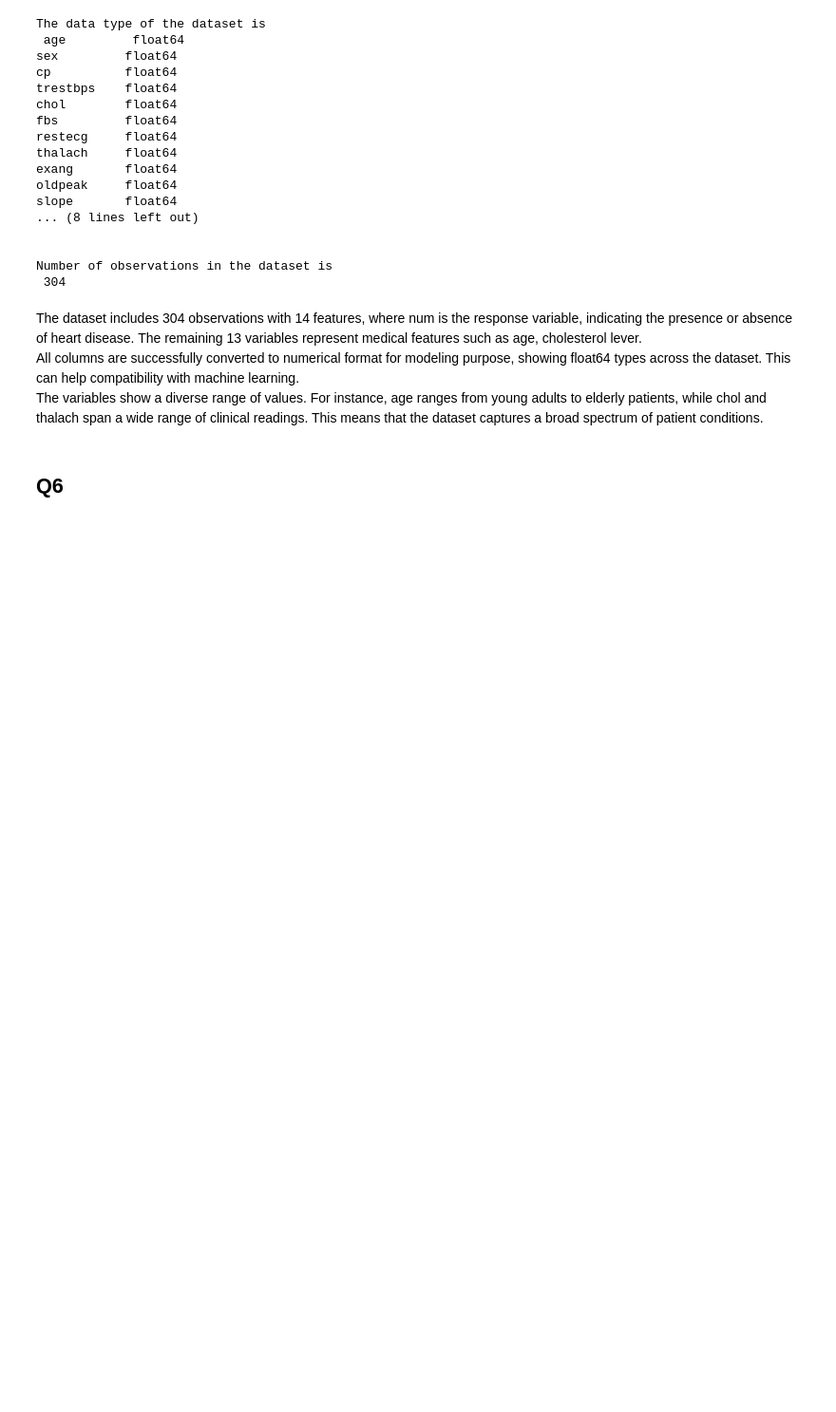
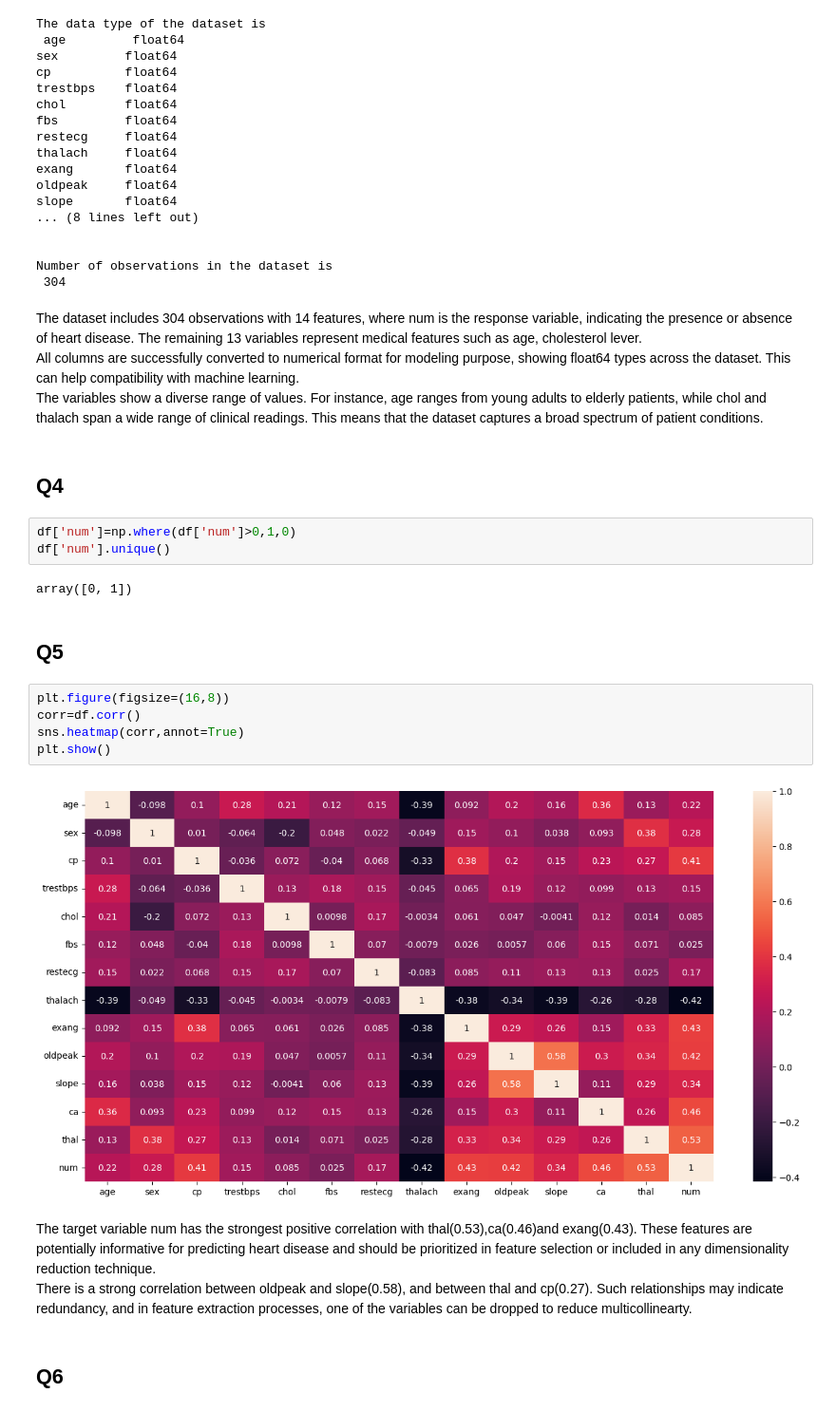
Before and after one commit to sheny133/STATS3DA3-Assignment6, a Jupyter notebook: Yichen_Shen_Q1-5.ipynb, the cells around one changed output. Shown: that part at 95% size. Saved outputs shown, nothing was run; the diff lists cells and outputs as text; blank space fills up the shorter version.

```diff
--- a/Yichen_Shen_Q1-5.ipynb
+++ b/Yichen_Shen_Q1-5.ipynb
@@ -108,6 +108,25 @@ Number of observations in the dataset is
 The dataset includes 304 observations with 14 features, where num is the response variable, indicating the presence or absence of heart disease. The remaining 13 variables represent medical features such as age, cholesterol lever.
 All columns are successfully converted to numerical format for modeling purpose, showing float64 types across the dataset. This can help compatibility with machine learning.
 The variables show a diverse range of values. For instance, age ranges from young adults to elderly patients, while chol and thalach span a wide range of clinical readings. This means that the dataset captures a broad spectrum of patient conditions.
+# %% [markdown]
+## Q4
+# %%
+df['num']=np.where(df['num']>0,1,0)
+df['num'].unique()
+# %% [output]
+array([0, 1])
+# %% [markdown]
+## Q5
+# %%
+plt.figure(figsize=(16,8))
+corr=df.corr()
+sns.heatmap(corr,annot=True)
+plt.show()
+# %% [output]
+[figure, added]
+# %% [markdown]
+The target variable num has the strongest positive correlation with thal(0.53),ca(0.46)and exang(0.43). These features are potentially informative for predicting heart disease and should be prioritized in feature selection or included in any dimensionality reduction technique.
+There is a strong correlation between oldpeak and slope(0.58), and between thal and cp(0.27). Such relationships may indicate redundancy, and in feature extraction processes, one of the variables can be dropped to reduce multicollinearty.
 # %% [markdown]
 ## Q6
 # %%
```
Also changed, not shown: parts of 2 cells of this notebook.
